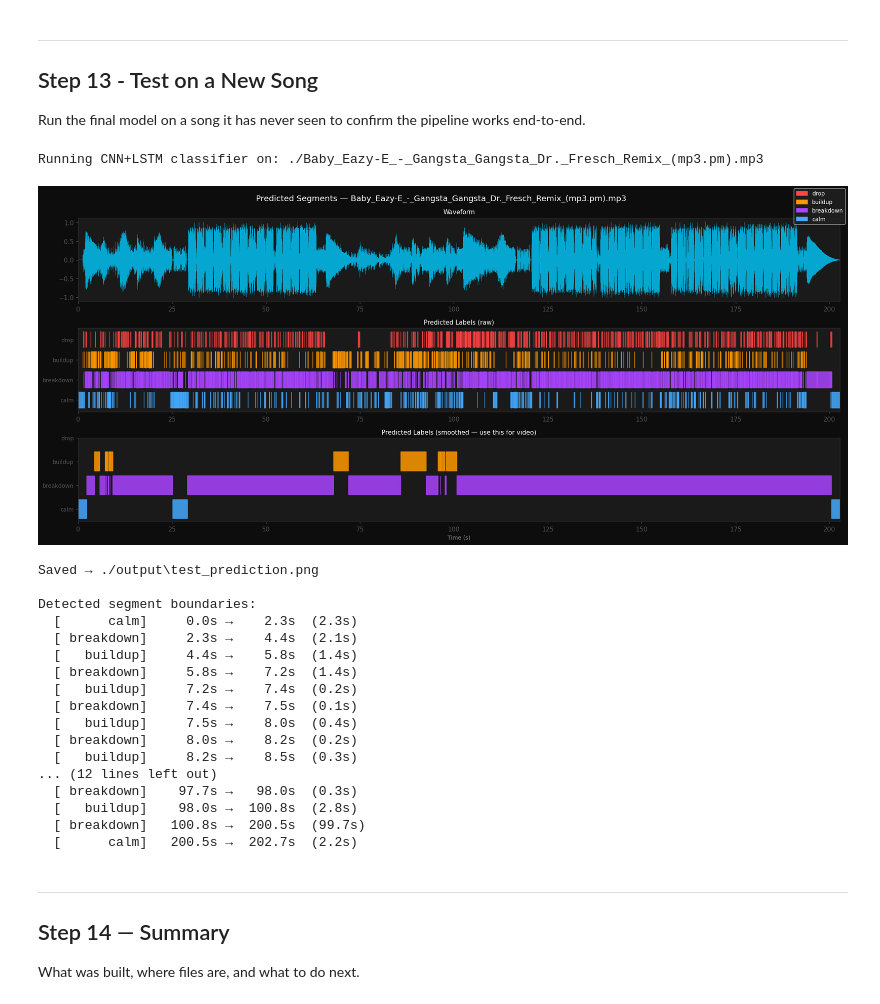
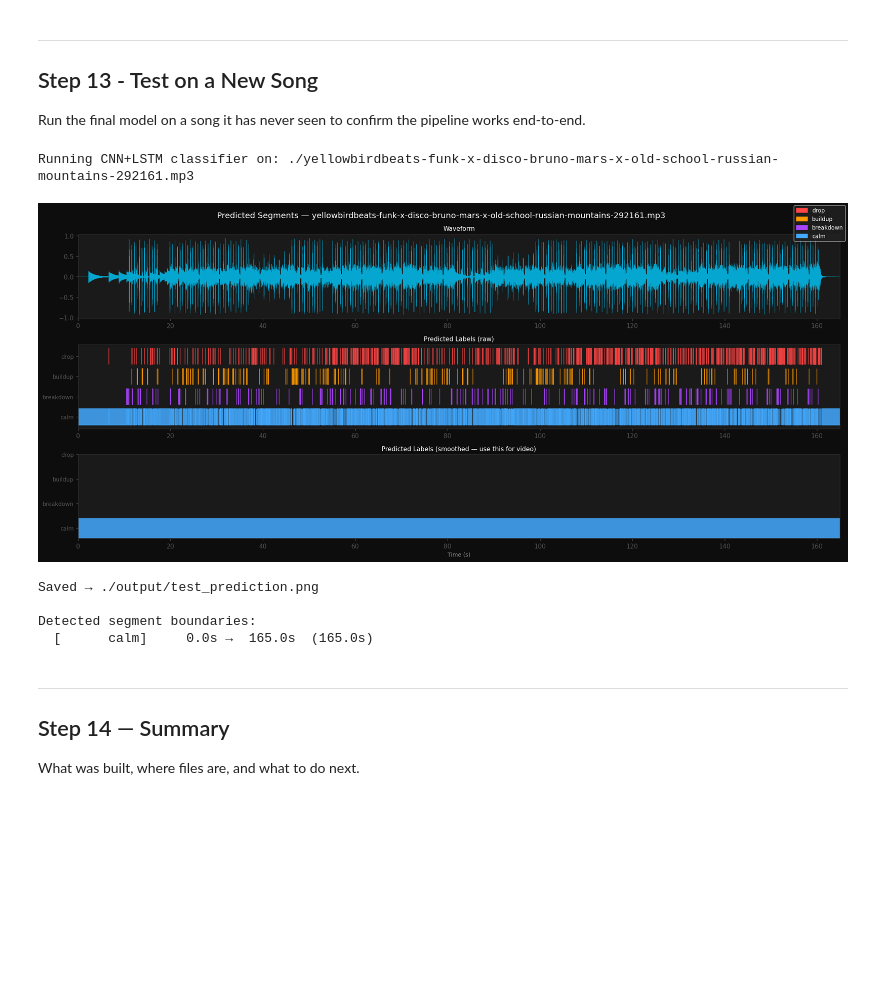
Before and after one commit to tonyechen/TECHIN_513, a Jupyter notebook: final/salami_edm_segmentation.ipynb, the cells around one changed output. Drawn from its saved outputs; the diff is of its cells as text; code cells hidden in the pictures; blank space fills up the shorter version.

```diff
--- a/final/salami_edm_segmentation.ipynb
+++ b/final/salami_edm_segmentation.ipynb
@@ -1436,7 +1442,7 @@ print()
 model, scaler = train_model(
     all_X, all_y,
     n_features  = all_X.shape[1],   # 21 with your current features
-    epochs      = 5,               # ~20-40 min on CPU, ~5 min on GPU
+    epochs      = 40,               # ~20-40 min on CPU, ~5 min on GPU
     batch_size  = 64,
     lr          = 1e-3,
     output_dir  = OUTPUT_DIR,
@@ -1652,7 +1658,7 @@ Saved → ./output\evaluation.png
 Run the final model on a song it has never seen to confirm the pipeline works end-to-end.
 # %%
 # ── Test on a new unseen song ─────────────────────────────────────────────────
-TEST_SONG_PATH = './Baby_Eazy-E_-_Gangsta_Gangsta_Dr._Fresch_Remix_(mp3.pm).mp3'
+TEST_SONG_PATH = './yellowbirdbeats-funk-x-disco-bruno-mars-x-old-school-russian-mountains-292161.mp3'
 # ─────────────────────────────────────────────────────────────────────────────
 
 if not TEST_SONG_PATH or not os.path.exists(TEST_SONG_PATH):
@@ -1731,52 +1737,39 @@ else:
         ax3.fill_between(times_test, idx_l - 0.4, idx_l + 0.4,
                          where=mask, color=LABEL_COLORS[lbl], alpha=0.85)
     ax3.set_yticks(list(LABEL_INT.values()))
     ax3.set_yticklabels(list(LABEL_INT.keys()), color='white', fontsize=9)
     ax3.set_title('Predicted Labels (smoothed — use this for video)', color='white', fontsize=10)
     ax3.set_xlabel('Time (s)', color='#888', fontsize=9)
     ax3.set_xlim(0, times_test[-1])
     ax3.tick_params(colors='#555')
     for sp in ax3.spines.values(): sp.set_edgecolor('#333')
 
     handles = [mpatches.Patch(color=c, label=l) for l, c in LABEL_COLORS.items()]
     fig.legend(handles=handles, loc='upper right', facecolor='#222',
                labelcolor='white', fontsize=9)
     plt.tight_layout()
     test_path = os.path.join(OUTPUT_DIR, 'test_prediction.png')
     plt.savefig(test_path, dpi=150, bbox_inches='tight', facecolor='#0d0d0d')
     plt.show()
     print(f'Saved → {test_path}')
 
     # ── Print segment boundaries ───────────────────────────────────────────────
     print('\nDetected segment boundaries:')
     prev, start = smoothed[0], times_test[0]
     for i in range(1, len(smoothed)):
         if smoothed[i] != prev:
             print(f'  [{INT_LABEL[int(prev)]:>10}]  {start:6.1f}s → {times_test[i]:6.1f}s'
                   f'  ({times_test[i] - start:.1f}s)')
             prev, start = smoothed[i], times_test[i]
     print(f'  [{INT_LABEL[int(prev)]:>10}]  {start:6.1f}s → {times_test[-1]:6.1f}s'
           f'  ({times_test[-1] - start:.1f}s)')
 # %% [output]
-Running CNN+LSTM classifier on: ./Baby_Eazy-E_-_Gangsta_Gangsta_Dr._Fresch_Remix_(mp3.pm).mp3
+Running CNN+LSTM classifier on: ./yellowbirdbeats-funk-x-disco-bruno-mars-x-old-school-russian-mountains-292161.mp3
-[figure, old version]
+[figure, new version]
-Saved → ./output\test_prediction.png
+Saved → ./output/test_prediction.png
 
 Detected segment boundaries:
-  [      calm]     0.0s →    2.3s  (2.3s)
-  [ breakdown]     2.3s →    4.4s  (2.1s)
-  [   buildup]     4.4s →    5.8s  (1.4s)
-  [ breakdown]     5.8s →    7.2s  (1.4s)
-  [   buildup]     7.2s →    7.4s  (0.2s)
-  [ breakdown]     7.4s →    7.5s  (0.1s)
-  [   buildup]     7.5s →    8.0s  (0.4s)
-  [ breakdown]     8.0s →    8.2s  (0.2s)
-  [   buildup]     8.2s →    8.5s  (0.3s)
-... (12 lines left out)
-  [ breakdown]    97.7s →   98.0s  (0.3s)
-  [   buildup]    98.0s →  100.8s  (2.8s)
-  [ breakdown]   100.8s →  200.5s  (99.7s)
-  [      calm]   200.5s →  202.7s  (2.2s)
+  [      calm]     0.0s →  165.0s  (165.0s)
 # %% [markdown]
 ---
 ## Step 14 — Summary
```
Also changed, not shown: parts of 12 cells of this notebook, 2 other files.
